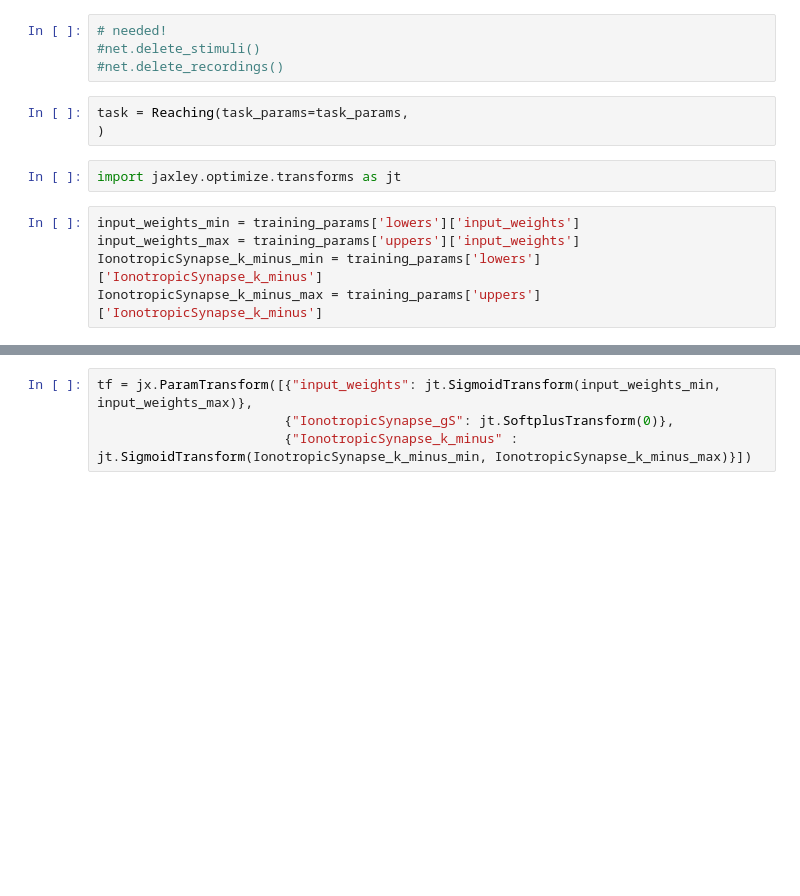
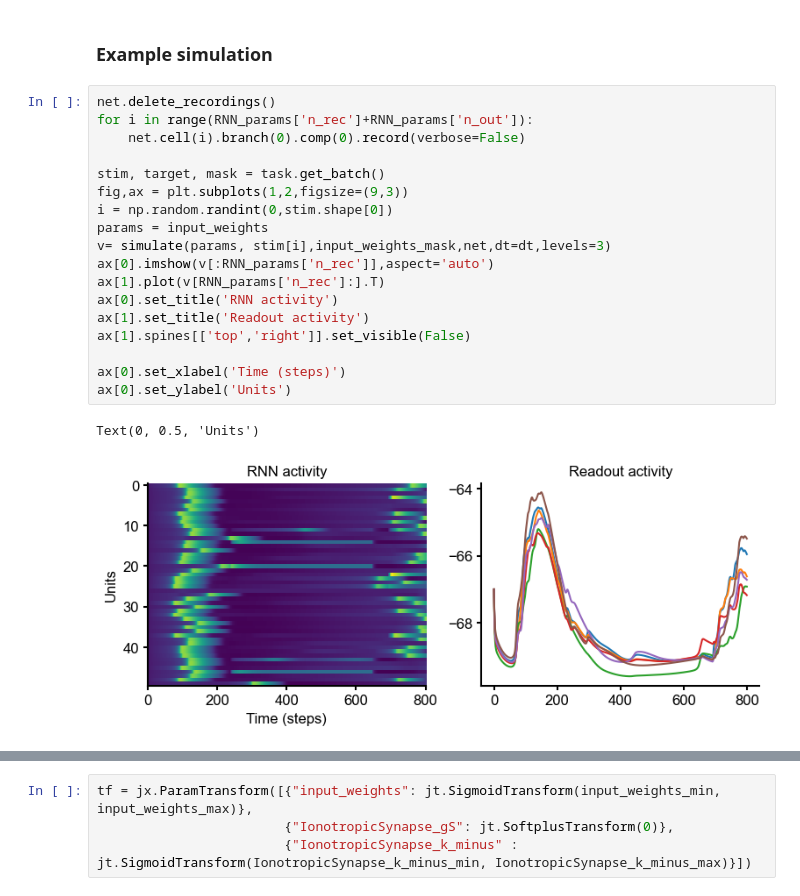
Before and after one commit to mackelab/neuro_rnn_training, a Jupyter notebook: jaxley_example/train_jaxley.ipynb, the cells around one changed output, grey strips where cells are left out. Saved outputs shown, nothing was run; the diff lists cells and outputs as text; blank space fills up the shorter version.

```diff
--- a/jaxley_example/train_jaxley.ipynb
+++ b/jaxley_example/train_jaxley.ipynb
@@ -114,14 +115,23 @@ Leak out
-# %%
-# needed!
-#net.delete_stimuli()
-#net.delete_recordings()
-# %%
-task = Reaching(task_params=task_params,
-)
-# %%
-import jaxley.optimize.transforms as jt
-# %%
-input_weights_min = training_params['lowers']['input_weights']
-input_weights_max = training_params['uppers']['input_weights']
-IonotropicSynapse_k_minus_min = training_params['lowers']['IonotropicSynapse_k_minus']
-IonotropicSynapse_k_minus_max = training_params['uppers']['IonotropicSynapse_k_minus']
+# %% [markdown]
+### Example simulation
+# %%
+net.delete_recordings()
+for i in range(RNN_params['n_rec']+RNN_params['n_out']):
+    net.cell(i).branch(0).comp(0).record(verbose=False)
+
+stim, target, mask = task.get_batch()
+fig,ax = plt.subplots(1,2,figsize=(9,3))
+i = np.random.randint(0,stim.shape[0])
+params = input_weights
+v= simulate(params, stim[i],input_weights_mask,net,dt=dt,levels=3)
+ax[0].imshow(v[:RNN_params['n_rec']],aspect='auto')
+ax[1].plot(v[RNN_params['n_rec']:].T)
+ax[0].set_title('RNN activity')
+ax[1].set_title('Readout activity')
+ax[1].spines[['top','right']].set_visible(False)
+
+ax[0].set_xlabel('Time (steps)')
+ax[0].set_ylabel('Units')
+# %% [output]
+Text(0, 0.5, 'Units')
+[figure, added]
```
Also changed, not shown: parts of 22 cells of this notebook, 1 other file.
